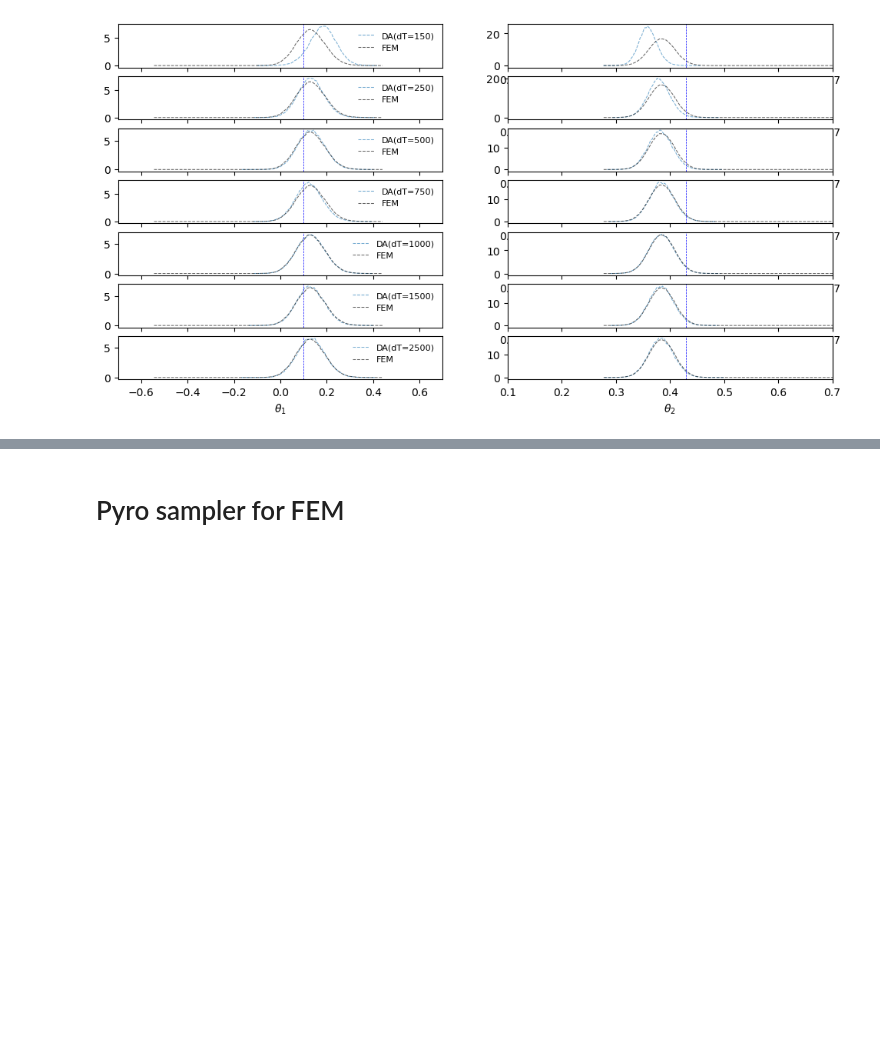
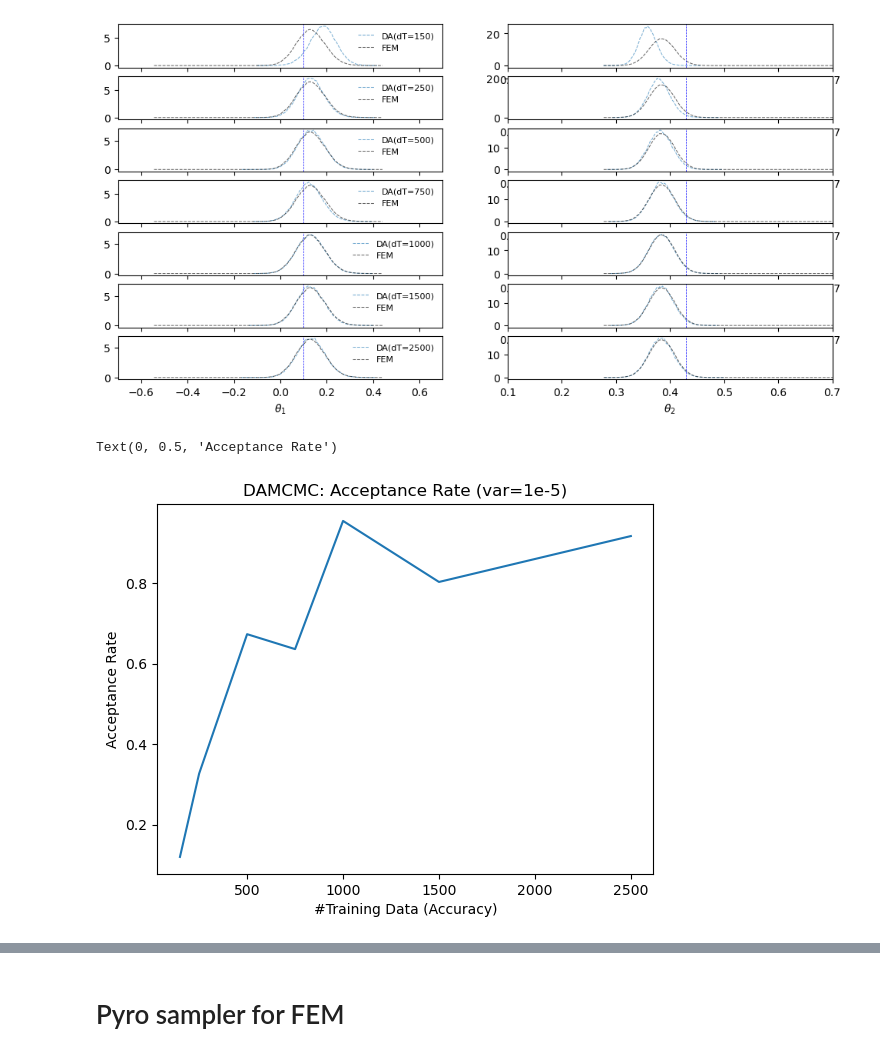
Before and after one commit to ChristianJzB/Projects, a Jupyter notebook: Deep_Solvers/Inverse_Problems/Elliptic/FEM_posterior.ipynb, the cells around one changed output, grey strips where cells are left out. Cells and saved outputs as stored; diff of their text form; code cells hidden in the pictures; blank space fills up the shorter version.

```diff
--- a/Deep_Solvers/Inverse_Problems/Elliptic/FEM_posterior.ipynb
+++ b/Deep_Solvers/Inverse_Problems/Elliptic/FEM_posterior.ipynb
@@ -836,6 +836,16 @@ axs[-1,0].set_xlabel("$\\theta_{1}$"),axs[-1,1].set_xlabel("$\\theta_{2}$")
 # %% [output]
 (Text(0.5, 0, '$\\theta_{1}$'), Text(0.5, 0, '$\\theta_{2}$'))
 [figure]
+# %%
+acceptace_list = [0.1197,0.3267, 0.6730,0.6359,0.9543,0.8027,0.9167]
+
+plt.plot(N,acceptace_list)
+plt.title("DAMCMC: Acceptance Rate (var=1e-5)")
+plt.xlabel("#Training Data (Accuracy)")
+plt.ylabel("Acceptance Rate")
+# %% [output]
+Text(0, 0.5, 'Acceptance Rate')
+[figure, added]
 # %%
 acceptace_list = [0.4555,0.7514,0.8800,0.8619,0.9695,0.9286,0.9719]
 
```
Also changed, not shown: parts of 29 cells of this notebook, 37 other files.
